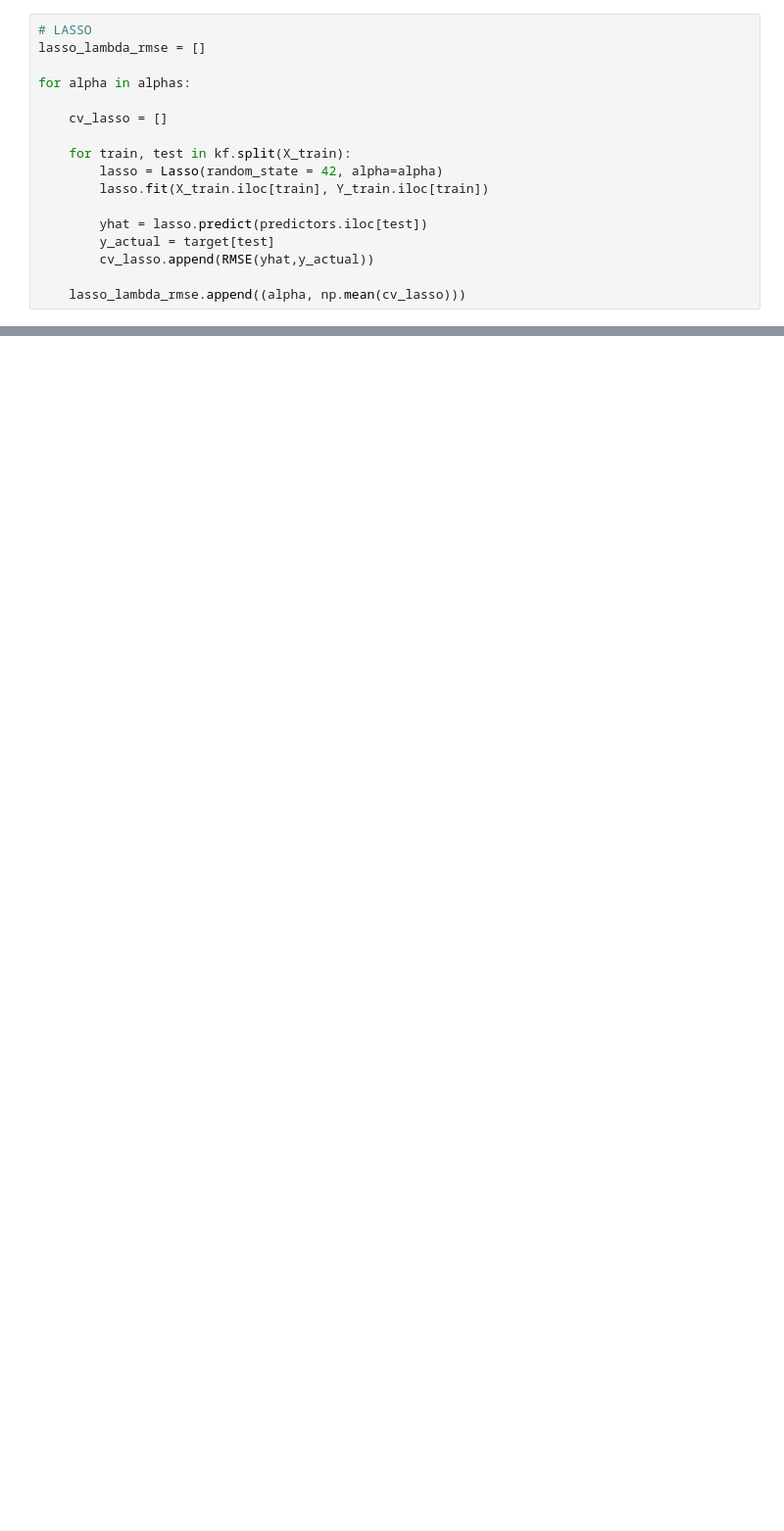
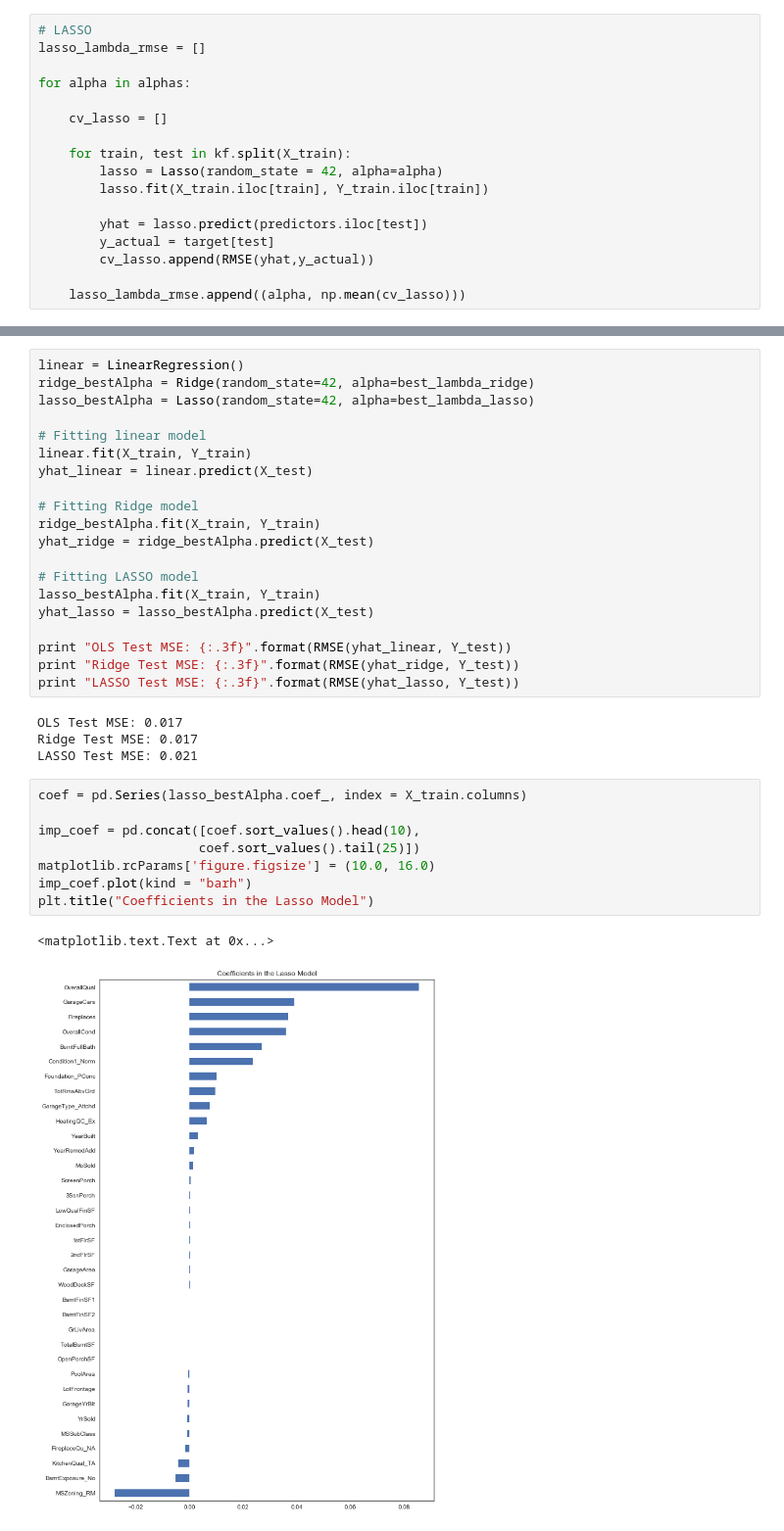
Before and after one commit to DaysOfCode/zena_housepricing, a Jupyter notebook: House_Prices.ipynb, the cells around one changed output, grey strips where cells are left out. Shown at 98% size. Drawn from its saved outputs; the diff is of its cells as text; blank space fills up the shorter version.

```diff
--- a/House_Prices.ipynb
+++ b/House_Prices.ipynb
@@ -453,0 +621,35 @@ categoricals.describe()
+# %%
+linear = LinearRegression()
+ridge_bestAlpha = Ridge(random_state=42, alpha=best_lambda_ridge)
+lasso_bestAlpha = Lasso(random_state=42, alpha=best_lambda_lasso)
+
+# Fitting linear model
+linear.fit(X_train, Y_train)
+yhat_linear = linear.predict(X_test)
+
+# Fitting Ridge model
+ridge_bestAlpha.fit(X_train, Y_train)
+yhat_ridge = ridge_bestAlpha.predict(X_test)
+
+# Fitting LASSO model
+lasso_bestAlpha.fit(X_train, Y_train)
+yhat_lasso = lasso_bestAlpha.predict(X_test)
+
+print "OLS Test MSE: {:.3f}".format(RMSE(yhat_linear, Y_test))
+print "Ridge Test MSE: {:.3f}".format(RMSE(yhat_ridge, Y_test))
+print "LASSO Test MSE: {:.3f}".format(RMSE(yhat_lasso, Y_test))
+# %% [output]
+OLS Test MSE: 0.017
+Ridge Test MSE: 0.017
+LASSO Test MSE: 0.021
+# %%
+coef = pd.Series(lasso_bestAlpha.coef_, index = X_train.columns)
+
+imp_coef = pd.concat([coef.sort_values().head(10),
+                     coef.sort_values().tail(25)])
+matplotlib.rcParams['figure.figsize'] = (10.0, 16.0)
+imp_coef.plot(kind = "barh")
+plt.title("Coefficients in the Lasso Model")
+# %% [output]
+<matplotlib.text.Text at 0x...>
+[figure, added]
```
Also changed, not shown: parts of 34 cells of this notebook, 1 other file.
